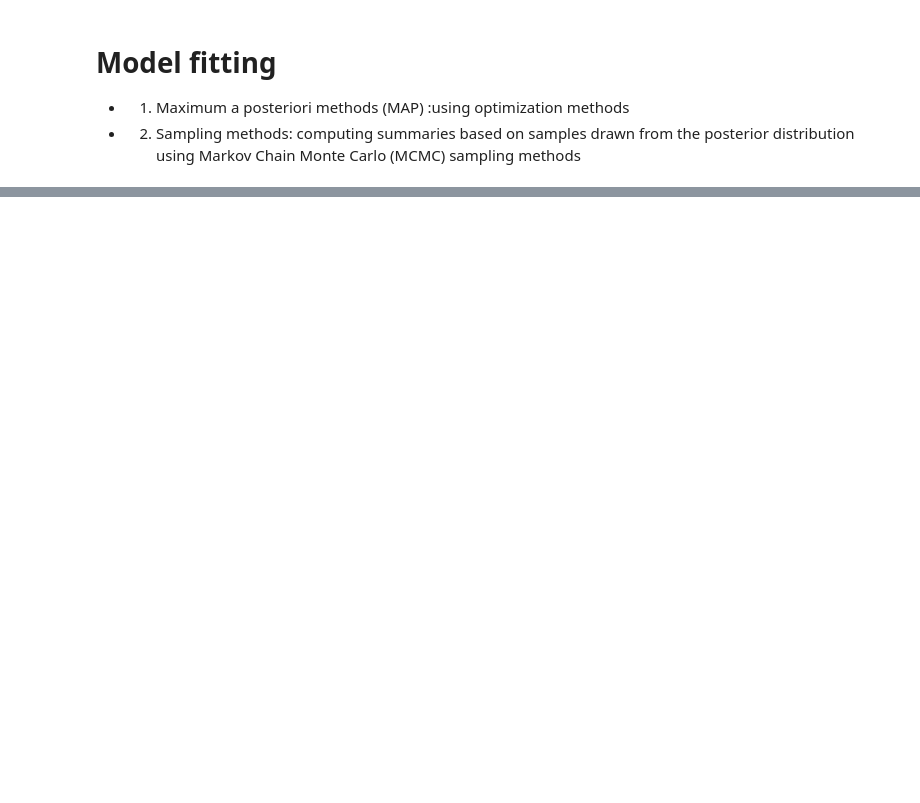
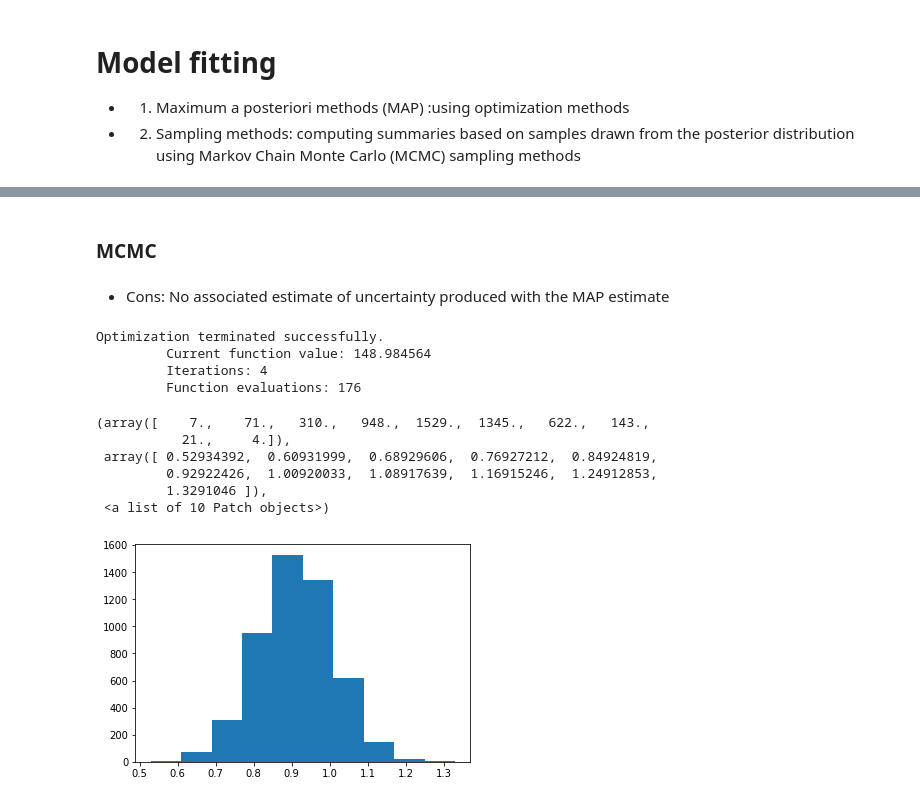
Before and after one commit to alhaol/pymc3, a Jupyter notebook: GetStartedPyMC3.ipynb, the cells around one changed output, grey strips where cells are left out. Cells and saved outputs as stored; diff of their text form; code cells hidden in the pictures; blank space fills up the shorter version.

```diff
--- a/GetStartedPyMC3.ipynb
+++ b/GetStartedPyMC3.ipynb
@@ -90,0 +112,30 @@ NameError: name 'pm' is not defined
+# %% [markdown]
+### MCMC
+# %% [markdown]
+* Cons: No associated estimate of uncertainty produced with the MAP estimate
+# %%
+with basic_model:
+
+    # obtain starting values via MAP
+    start = pm.find_MAP(fmin=optimize.fmin_powell)
+
+    # instantiate sampler
+    step = pm.Slice()
+
+    # draw 5000 posterior samples
+    trace = pm.sample(5000, step=step, start=start)
+# %% [output]
+Optimization terminated successfully.
+         Current function value: 148.984564
+         Iterations: 4
+         Function evaluations: 176
+# %%
+plt.hist(trace['alpha'])
+# %% [output]
+(array([    7.,    71.,   310.,   948.,  1529.,  1345.,   622.,   143.,
+           21.,     4.]),
+ array([ 0.52934392,  0.60931999,  0.68929606,  0.76927212,  0.84924819,
+         0.92922426,  1.00920033,  1.08917639,  1.16915246,  1.24912853,
+         1.3291046 ]),
+ <a list of 10 Patch objects>)
+[figure, added]
```
Also changed, not shown: parts of 12 cells of this notebook.
